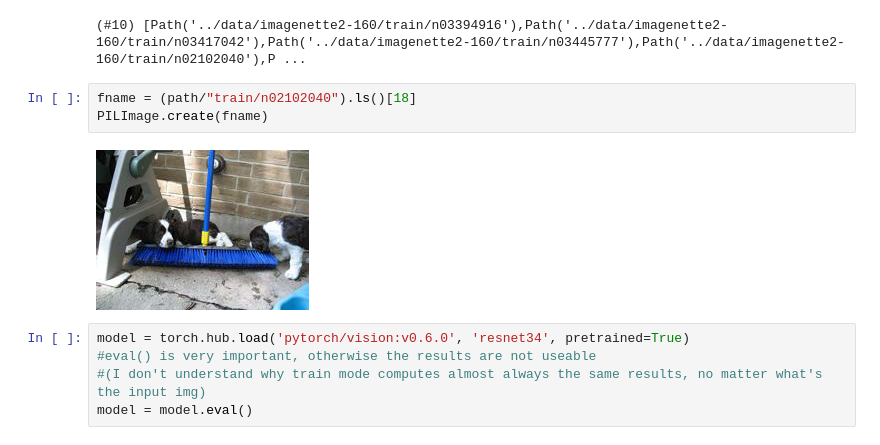
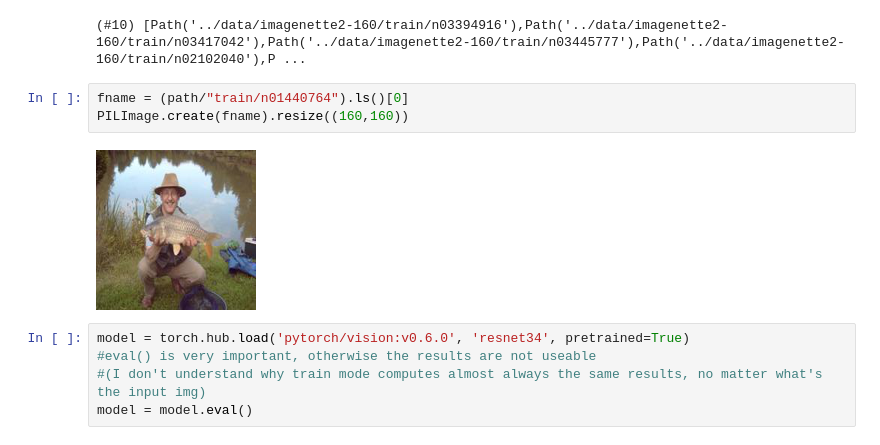
Before and after one commit to apstuff/augmentation-impact, a Jupyter notebook: notebooks/augmentation_control.ipynb, the cells around one changed output. Saved outputs shown, nothing was run; the diff lists cells and outputs as text.

```diff
--- a/notebooks/augmentation_control.ipynb
+++ b/notebooks/augmentation_control.ipynb
@@ -24,10 +34,10 @@ Path('../data/imagenette2-160')
 # %% [output]
 (#10) [Path('../data/imagenette2-160/train/n03394916'),Path('../data/imagenette2-160/train/n03417042'),Path('../data/imagenette2-160/train/n03445777'),Path('../data/imagenette2-160/train/n02102040'),P ...
 # %%
-fname = (path/"train/n02102040").ls()[18]
-PILImage.create(fname)
+fname = (path/"train/n01440764").ls()[0]
+PILImage.create(fname).resize((160,160))
 # %% [output]
-[figure, old version]
+[figure, new version]
 # %%
 model = torch.hub.load('pytorch/vision:v0.6.0', 'resnet34', pretrained=True)
 #eval() is very important, otherwise the results are not useable
```
Also changed, not shown: parts of 30 cells of this notebook, 3 other files.
